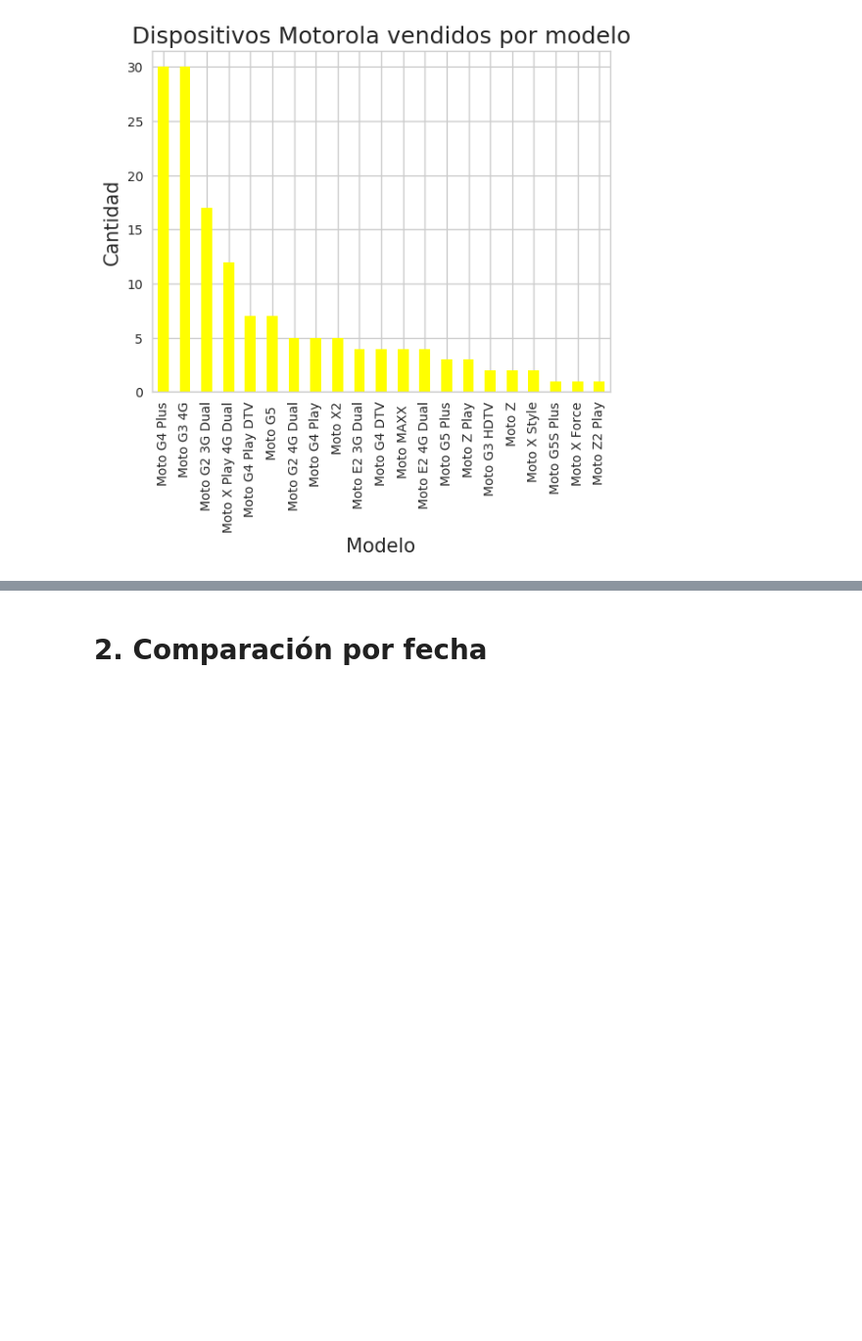
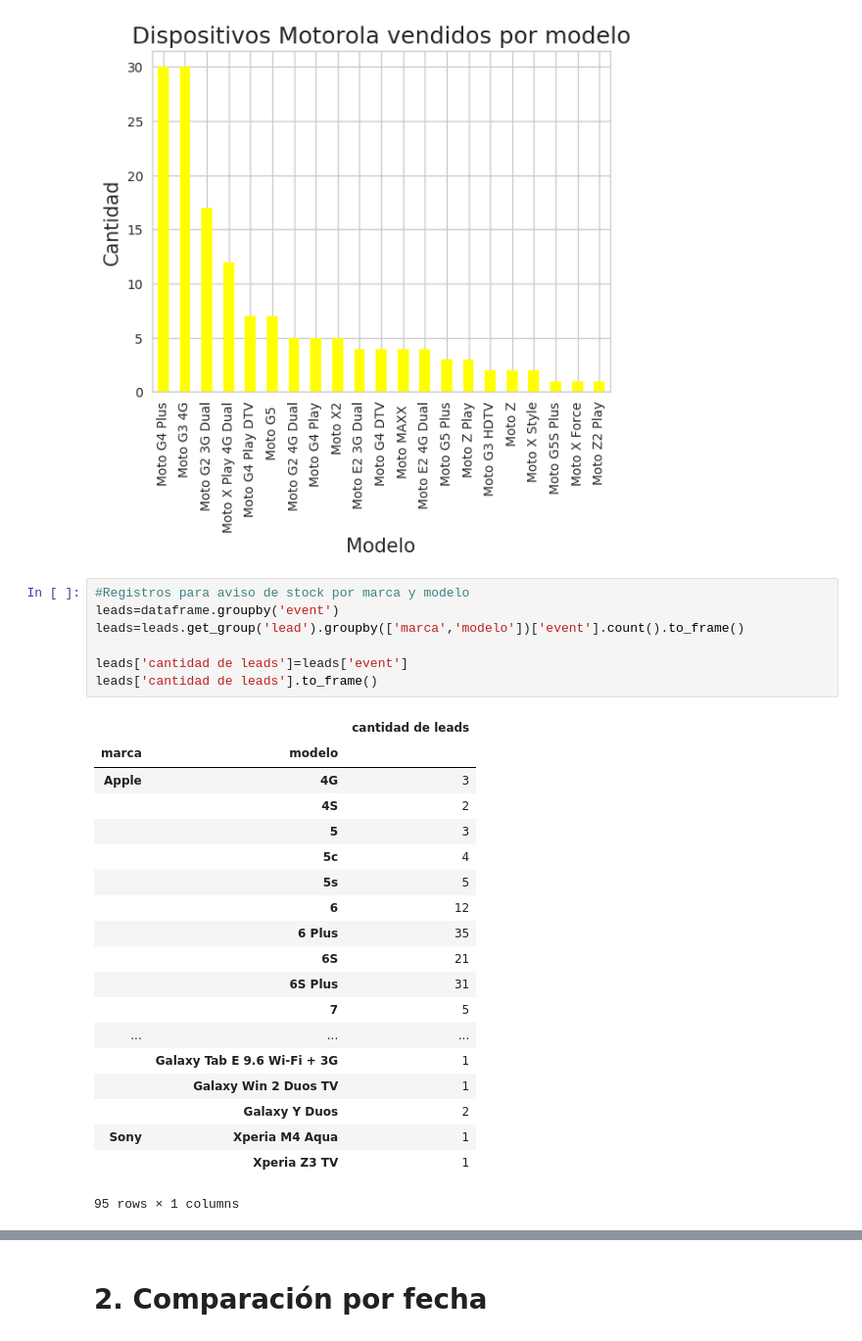
Before and after one commit to EugeniaFranchi/TP-Datos, a Jupyter notebook: TpDatos.ipynb, the cells around one changed output, grey strips where cells are left out. Shown at 98% size. Saved outputs shown, nothing was run; the diff lists cells and outputs as text; blank space fills up the shorter version.

```diff
--- a/TpDatos.ipynb
+++ b/TpDatos.ipynb
@@ -124,3 +124,30 @@ g.set_xlabel("Modelo", fontsize=15)
 # %% [output]
 Text(0.5,0,'Modelo')
 [figure]
+# %%
+#Registros para aviso de stock por marca y modelo
+leads=dataframe.groupby('event')
+leads=leads.get_group('lead').groupby(['marca','modelo'])['event'].count().to_frame()
+
+leads['cantidad de leads']=leads['event']
+leads['cantidad de leads'].to_frame()
+# %% [output]
+|  |  | cantidad de leads |
+| marca | modelo |  |
+| Apple | 4G | 3 |
+|  | 4S | 2 |
+|  | 5 | 3 |
+|  | 5c | 4 |
+|  | 5s | 5 |
+|  | 6 | 12 |
+|  | 6 Plus | 35 |
+|  | 6S | 21 |
+|  | 6S Plus | 31 |
+|  | 7 | 5 |
+| ... | ... | ... |
+|  | Galaxy Tab E 9.6 Wi-Fi + 3G | 1 |
+|  | Galaxy Win 2 Duos TV | 1 |
+|  | Galaxy Y Duos | 2 |
+| Sony | Xperia M4 Aqua | 1 |
+|  | Xperia Z3 TV | 1 |
+95 rows × 1 columns
```
Also changed, not shown: parts of 6 cells of this notebook.
